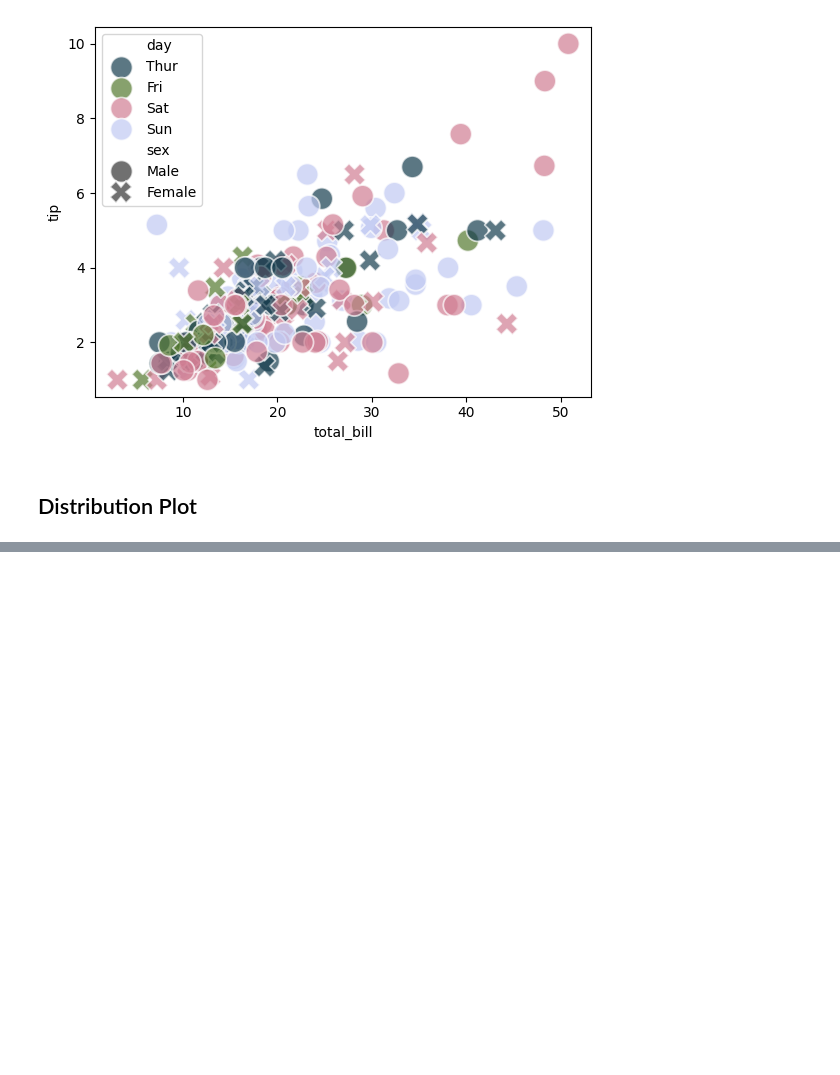
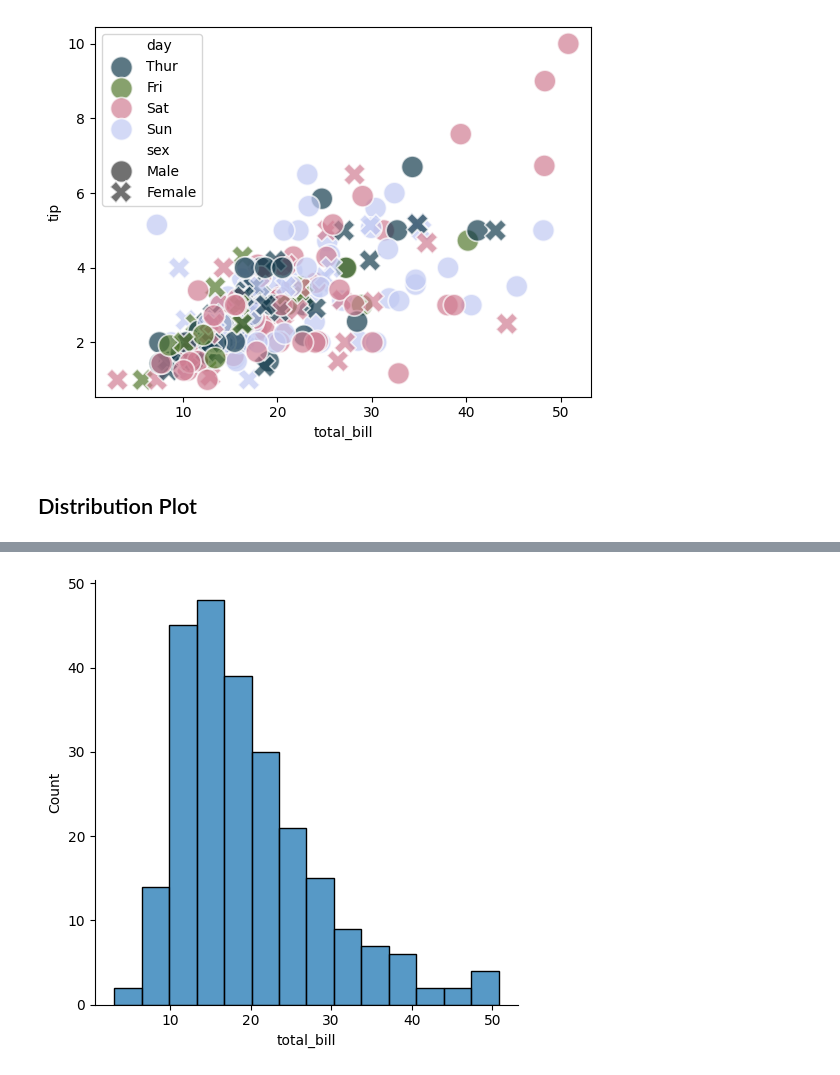
Before and after one commit to vince-gasimov/Data-Visualization, a Jupyter notebook: 102_Seaborn.ipynb, the cells around one changed output, grey strips where cells are left out. Saved outputs shown, nothing was run; the diff lists cells and outputs as text; code cells hidden in the pictures; blank space fills up the shorter version.

```diff
--- a/102_Seaborn.ipynb
+++ b/102_Seaborn.ipynb
@@ -210,0 +225,5 @@ sns.scatterplot(data = tips,
+# %%
+# we use distribution plots to understand numerical continuous columns
+sns.displot(data = tips, x = 'total_bill');
+# %% [output]
+[figure, added]
```
Also changed, not shown: parts of 38 cells of this notebook.
